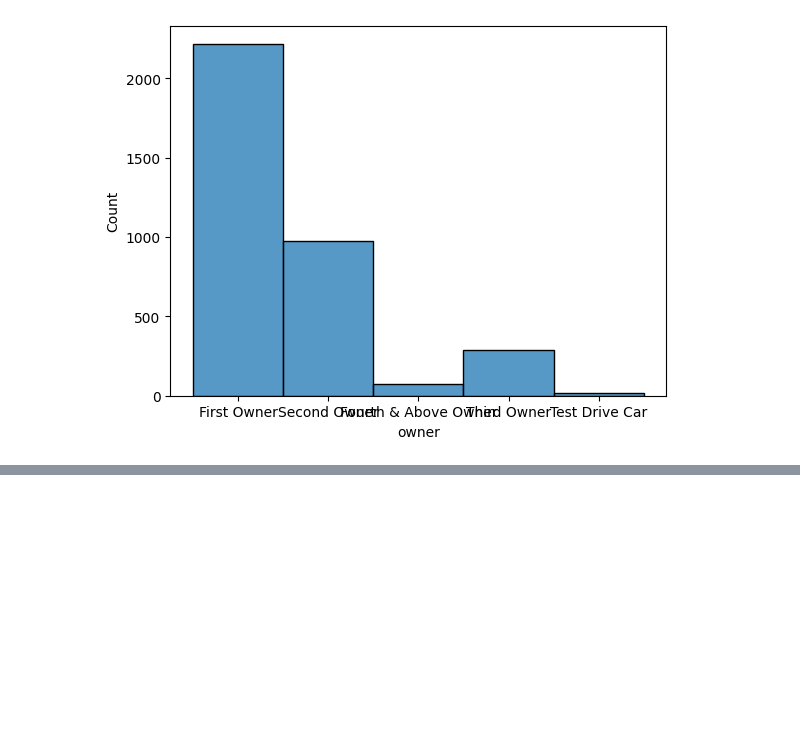
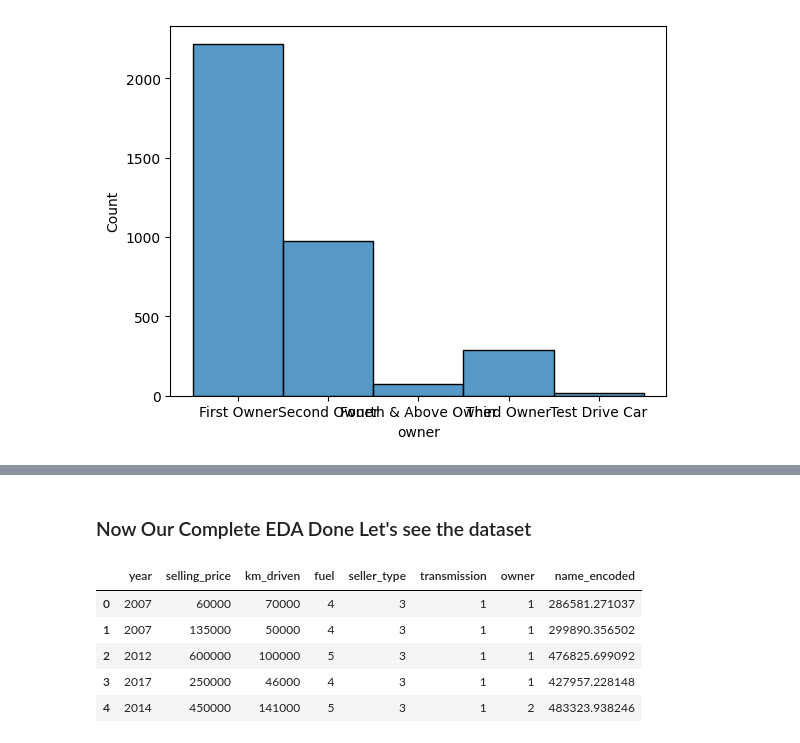
Before and after one commit to mrrushikeshdaund/Old-Car-Price-Prediction, a Jupyter notebook: notebooks/EDA.ipynb, the cells around one changed output, grey strips where cells are left out. Drawn from its saved outputs; the diff is of its cells as text; code cells hidden in the pictures; blank space fills up the shorter version.

```diff
--- a/notebooks/EDA.ipynb
+++ b/notebooks/EDA.ipynb
@@ -212,0 +262,13 @@ for i in categorical_columns:
+# %%
+df = df.drop(labels=['name'],axis=1)
+# %% [markdown]
+### Now Our Complete EDA Done Let's see the dataset
+# %%
+df.head()
+# %% [output]
+|  | year | selling_price | km_driven | fuel | seller_type | transmission | owner | name_encoded |
+| 0 | 2007 | 60000 | 70000 | 4 | 3 | 1 | 1 | 286581.271037 |
+| 1 | 2007 | 135000 | 50000 | 4 | 3 | 1 | 1 | 299890.356502 |
+| 2 | 2012 | 600000 | 100000 | 5 | 3 | 1 | 1 | 476825.699092 |
+| 3 | 2017 | 250000 | 46000 | 4 | 3 | 1 | 1 | 427957.228148 |
+| 4 | 2014 | 450000 | 141000 | 5 | 3 | 1 | 2 | 483323.938246 |
```
Also changed, not shown: parts of 13 cells of this notebook.
